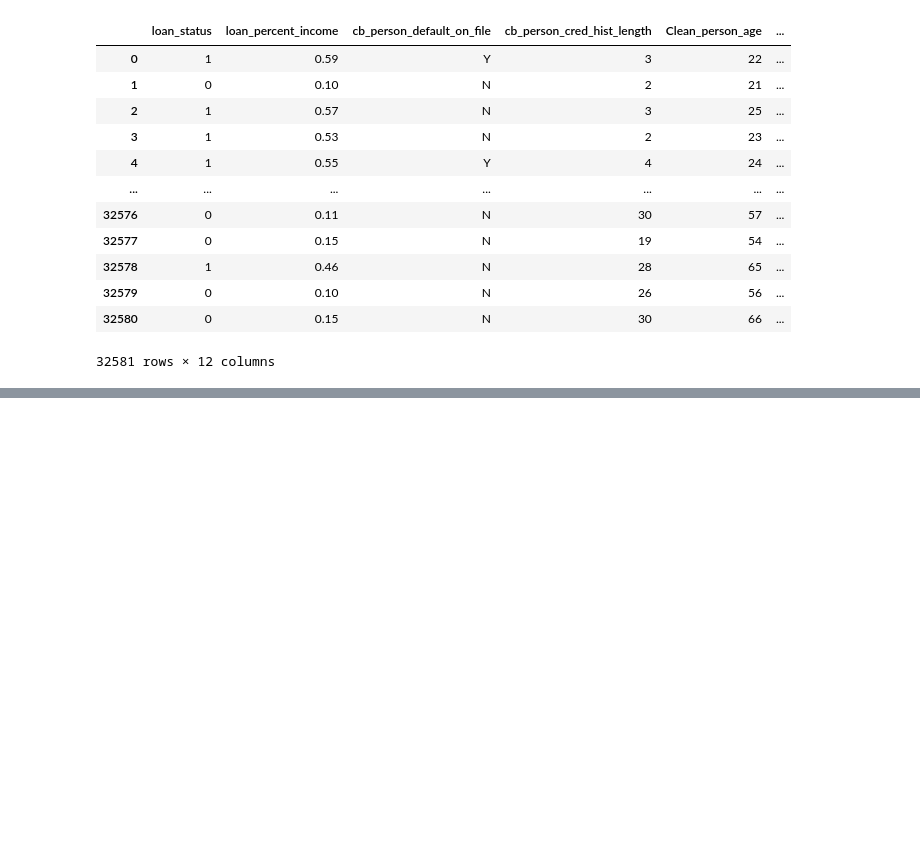
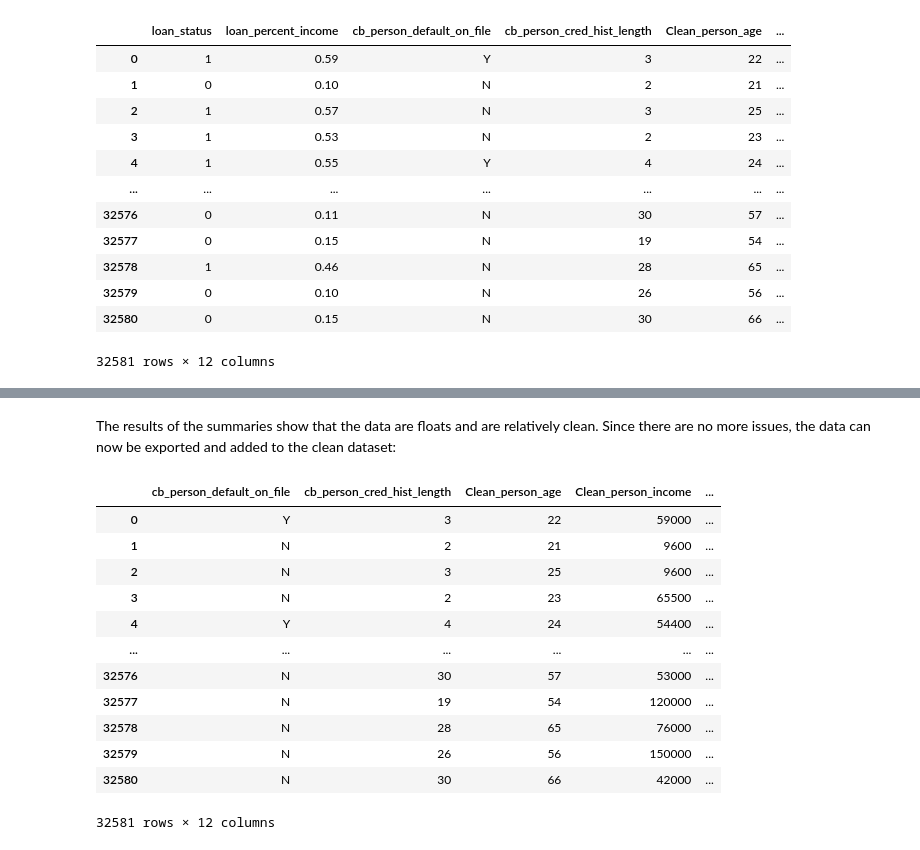
Before and after one commit to Lastlight10/credit_load_risk_data_analysis, a Jupyter notebook: credit_loan.ipynb, the cells around one changed output, grey strips where cells are left out. Saved outputs shown, nothing was run; the diff lists cells and outputs as text; code cells hidden in the pictures; blank space fills up the shorter version.

```diff
--- a/credit_loan.ipynb
+++ b/credit_loan.ipynb
@@ -832,0 +910,3 @@ cleaned_dataset
+# %%
+income_percentages = dataset['loan_percent_income']
+income_percentages.info()
@@ -832,0 +935,21 @@ cleaned_dataset
+# %% [markdown]
+The results of the summaries show that the data are floats and are relatively clean. Since there are no more issues, the data can now be exported and added to the clean dataset:
+# %%
+cleaned_dataset = cleaned_dataset.drop(columns=['loan_percent_income'])
+cleaned_dataset['Clean_loan_percent_income'] = income_percentages
+cleaned_dataset['Clean_loan_percent_income'].to_csv('cleaned_data/cleaned_loan_percent_income.csv', index=False)
+cleaned_dataset
+# %% [output]
+|  | cb_person_default_on_file | cb_person_cred_hist_length | Clean_person_age | Clean_person_income | ... |
+| 0 | Y | 3 | 22 | 59000 | ... |
+| 1 | N | 2 | 21 | 9600 | ... |
+| 2 | N | 3 | 25 | 9600 | ... |
+| 3 | N | 2 | 23 | 65500 | ... |
+| 4 | Y | 4 | 24 | 54400 | ... |
+| ... | ... | ... | ... | ... | ... |
+| 32576 | N | 30 | 57 | 53000 | ... |
+| 32577 | N | 19 | 54 | 120000 | ... |
+| 32578 | N | 28 | 65 | 76000 | ... |
+| 32579 | N | 26 | 56 | 150000 | ... |
+| 32580 | N | 30 | 66 | 42000 | ... |
+32581 rows × 12 columns
```
Also changed, not shown: parts of 40 cells of this notebook, 5 other files.
